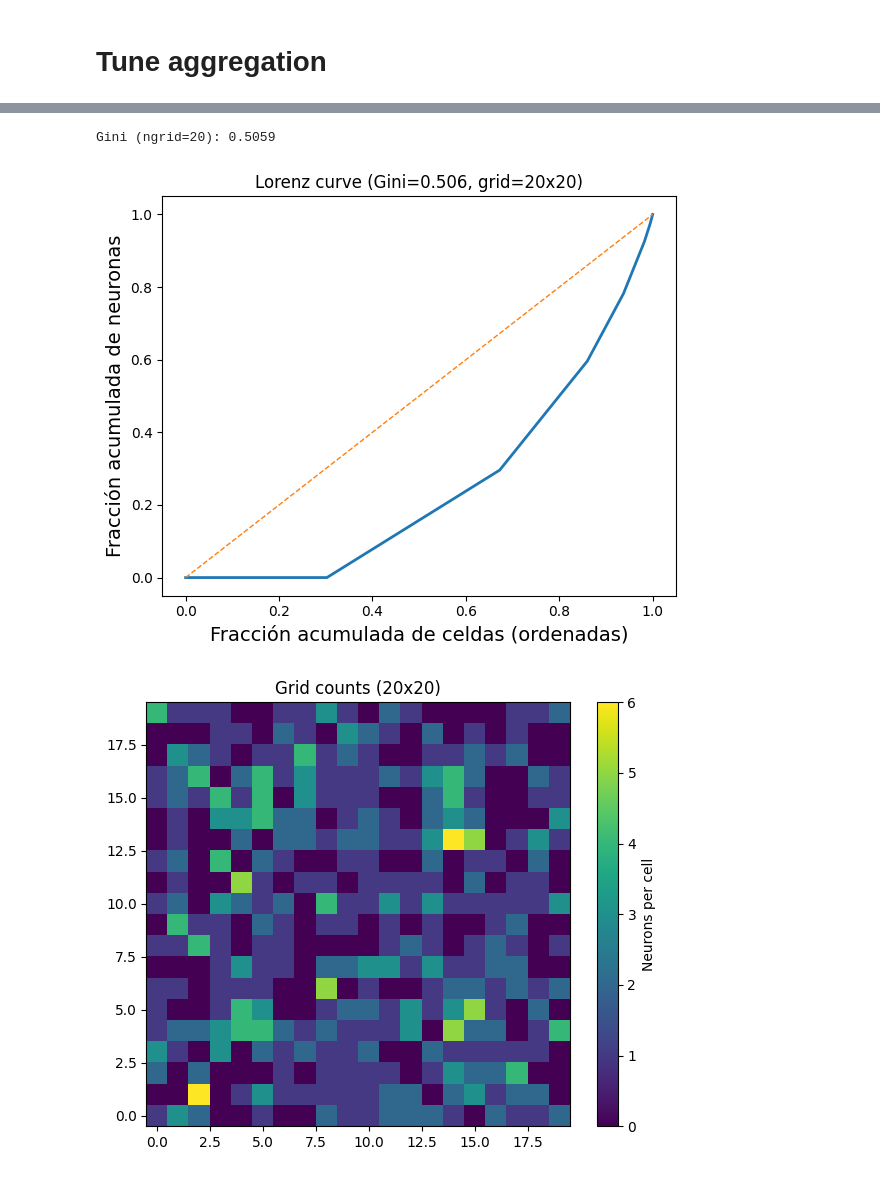
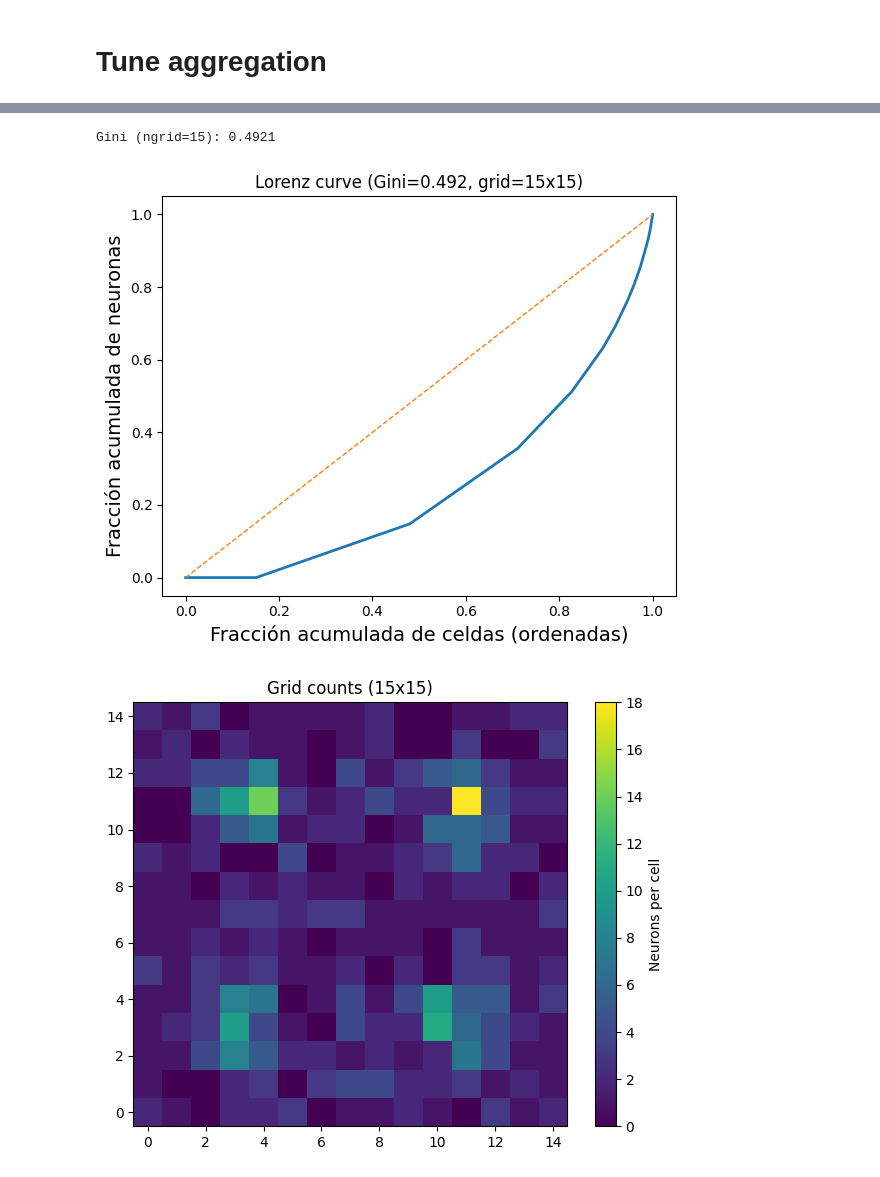
Before and after one commit to underDD/TFM, a Jupyter notebook: plots.ipynb, the cells around one changed output, grey strips where cells are left out. Drawn from its saved outputs; the diff is of its cells as text; code cells hidden in the pictures.

```diff
--- a/plots.ipynb
+++ b/plots.ipynb
@@ -469,11 +469,11 @@ def plot_positions_with_grid(x, y, L=2.0, ngrid=25, box_centered=True,
 
 
 # --- Uso con tus datos ---
-positions = np.loadtxt("agrupation/neurons_params_agg1_ngauss4_nic20.txt", skiprows=1)
+positions = np.loadtxt("agrupation/neurons_params_agg1_ng4_nic50_m0.50_s0.10.txt", skiprows=1)
 x = positions[:,0]
 y = positions[:,1]
 
-plot_positions_with_grid(x, y, L=2.0, ngrid=20, box_centered=True, show_heatmap=False)
+plot_positions_with_grid(x, y, L=2.0, ngrid=15, box_centered=True, show_heatmap=False)
 # o con heatmap:
 # plot_positions_with_grid(x, y, L=2.0, ngrid=25, box_centered=True, show_heatmap=True)
 # %% [output]
@@ -547,41 +547,41 @@ def lorenz_curve_from_counts(counts_flat):
     return p, Lp, counts_sorted
 
 # --- TU CÓDIGO DE LECTURA ---
-positions = np.loadtxt("agrupation/neurons_params_agg1_ngauss4_nic20.txt", skiprows=1)
+positions = np.loadtxt("agrupation/neurons_params_agg1_ng4_nic50_m0.50_s0.10.txt", skiprows=1)
 x = positions[:, 0]
 y = positions[:, 1]
 
 # --- ELIGE RESOLUCIÓN DEL GRID ---
 L = 2.0
-ngrid = 20  # <-- cámbialo: 10, 20, 30, 50...
+ngrid = 15  # <-- cámbialo: 10, 20, 30, 50...
 
 counts_flat, counts_grid, edges = grid_counts(x, y, L=L, ngrid=ngrid, box_centered=True)
 
 # Lorenz curve (tu “array ordenado + suma acumulada normalizada”)
 p, Lp, counts_sorted = lorenz_curve_from_counts(counts_flat)
 
 # Gini
 G = gini_from_counts(counts_flat)
 print(f"Gini (ngrid={ngrid}): {G:.4f}")
 
 # --- PLOTS ---
 plt.figure(figsize=(6,5))
 plt.plot(p, Lp, lw=2)
 plt.plot([0,1], [0,1], linestyle="--", lw=1)  # línea de igualdad
 plt.xlabel("Fracción acumulada de celdas (ordenadas)", fontsize=14)
 plt.ylabel("Fracción acumulada de neuronas", fontsize=14)
 plt.title(f"Lorenz curve (Gini={G:.3f}, grid={ngrid}x{ngrid})", fontsize=12)
 plt.tight_layout()
 plt.show()
 
 # (Opcional) mapa de calor de conteos en la cuadrícula
 plt.figure(figsize=(6,5))
 plt.imshow(counts_grid.T, origin="lower", aspect="auto")
 plt.colorbar(label="Neurons per cell")
 plt.title(f"Grid counts ({ngrid}x{ngrid})", fontsize=12)
 plt.tight_layout()
 plt.show()
 # %% [output]
-Gini (ngrid=20): 0.5059
+Gini (ngrid=15): 0.4921
-[figure, old version]
+[figure, new version]
-[figure, old version]
+[figure, new version]
```
Also changed, not shown: parts of 2 cells of this notebook, 10 other files.
